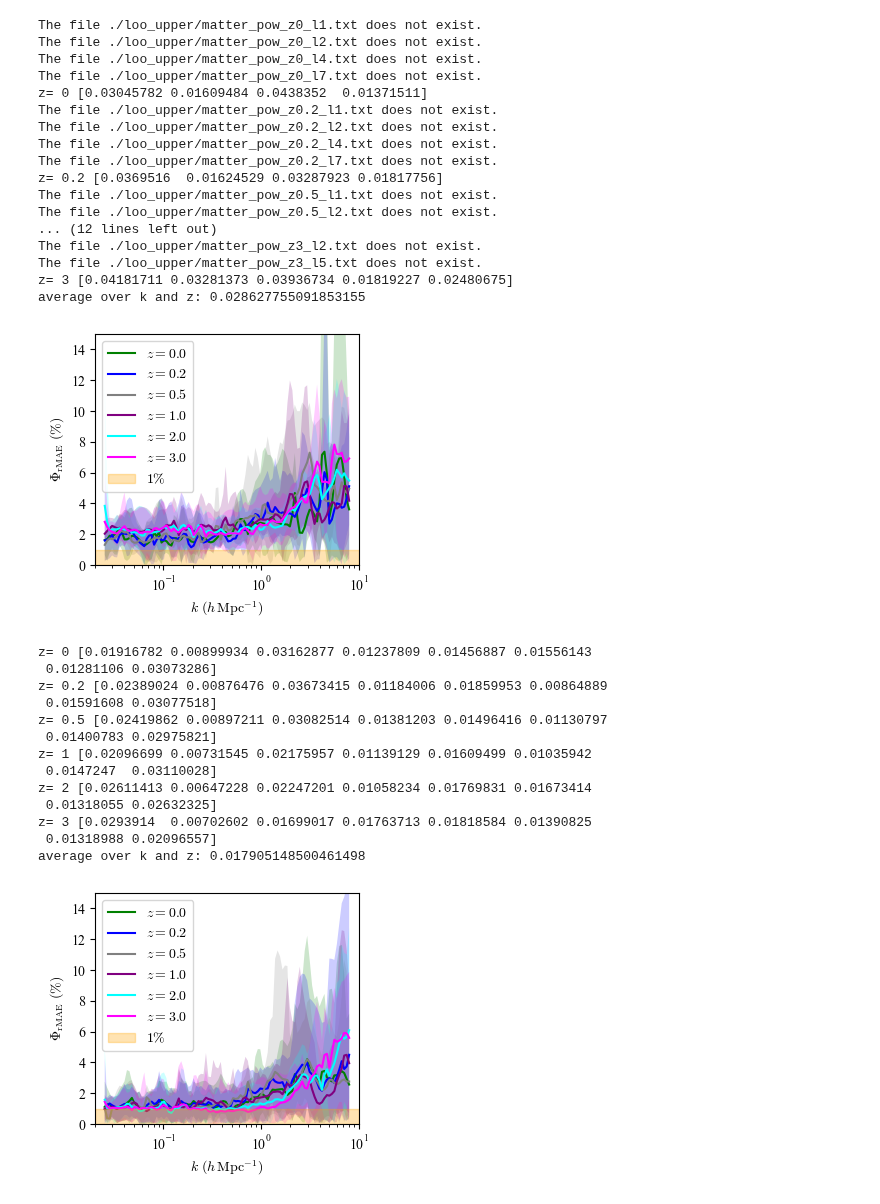
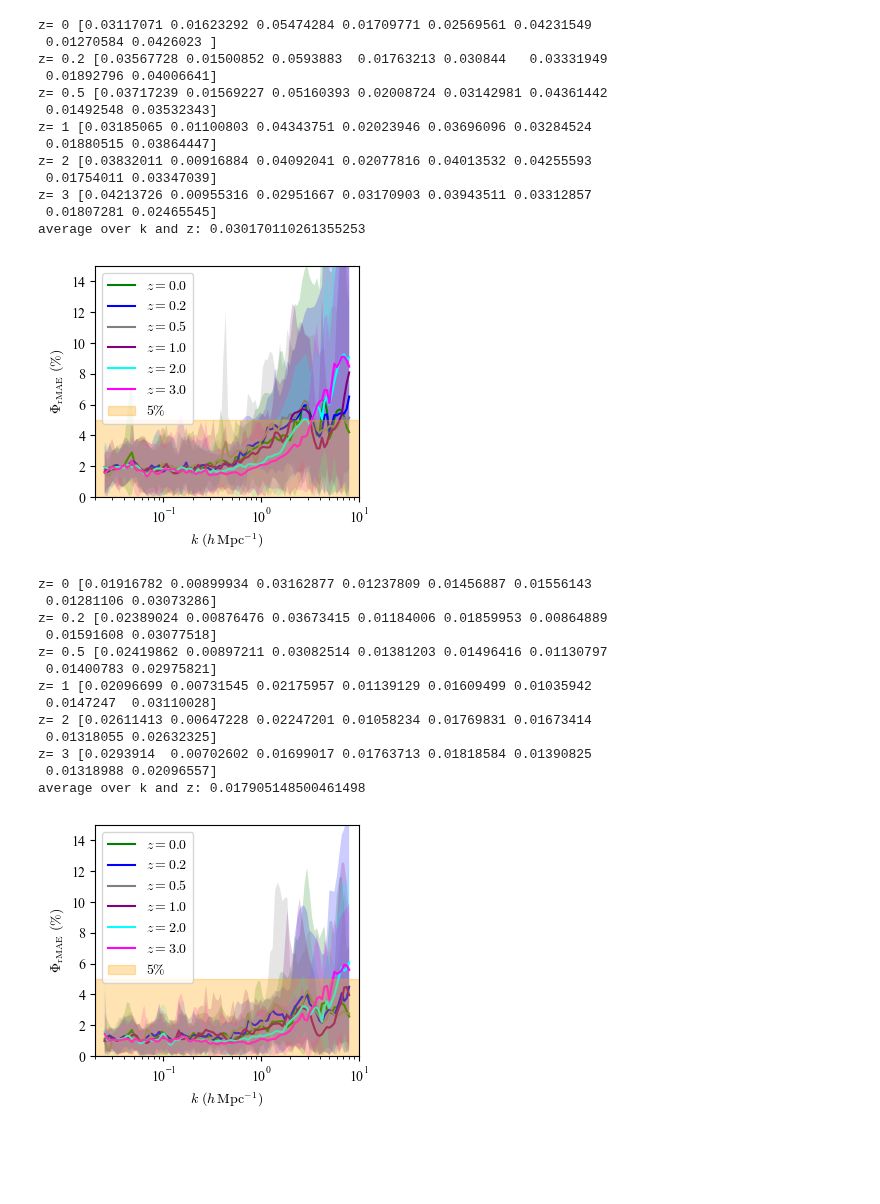
Before and after one commit to astro-YYH/GokuEmu, a Jupyter notebook: loo_error/loo_relative_errors.ipynb, the cells around one changed output. Cells and saved outputs as stored; diff of their text form; code cells hidden in the pictures; blank space fills up the shorter version.

```diff
--- a/loo_error/loo_relative_errors.ipynb
+++ b/loo_error/loo_relative_errors.ipynb
@@ -186,52 +186,48 @@ print('average over k and z:', rMAE_zs_mean)
 # ax.set_yscale('log')
 ax.set_ylabel(r'$\Phi_{\mathrm{rMAE}}\ (\%)$')
 # plt.xlabel(r'$k\ (h\,\mathrm{Mpc}^{-1})$')
 # plt.ylabel(r'$P(k)\ (h^{-3}\mathrm{Mpc}^3)$')
 # ax.plot([], [], color='black', label='HF')
 # ax.plot([], [], color='black', label='HF w.r.t. Linear')
 # ax.plot([], [], color='black', linestyle='--', label='L2 w.r.t. HF')
 ax.set_ylim(0., 15)
 ax.set_xscale('log')
 ax.set_xlabel(r'$k\ (h\,\mathrm{Mpc}^{-1})$')
 # ax.set_ylabel(r'$(P_\mathrm{HF}-P_\mathrm{Li})/P_\mathrm{Li}$')
 
 xlim1 = .02
 xlim2 = 10
 ax.set_xlim(xlim1, xlim2)
 
-square = patches.Rectangle((xlim1, -0.0), xlim2-xlim1, 1, color='orange', alpha=.3, zorder=2, label=r'$1\%$')  # alpha ranges from 0 (transparent) to 1 (opaque)
+square = patches.Rectangle((xlim1, -0.0), xlim2-xlim1, 5, color='orange', alpha=.3, zorder=2, label=r'$5\%$')  # alpha ranges from 0 (transparent) to 1 (opaque)
 # square1 = patches.Rectangle((xlim1, -0.01), xlim2-xlim1, 0.02, color='blue', alpha=.3, zorder=2, label=r'$1\%$')  # alpha ranges from 0 (transparent) to 1 (opaque)
 
 # Add the square to the axes
 ax.add_patch(square)
 # ax.add_patch(square1)
 ax.legend(loc='upper left')
 # ax.set_yticks([-0.2,-.1,0,.1,.2])
 
 # plt.xlim([0.005, 100])
 # plt.ylim([.01,4e5])
 # plt.ylim([-.3, .3])
 plt.show()
 # plt.savefig('matter_pow_nonl_linear_ratio.pdf', bbox_inches='tight')
 # %% [output]
-The file ./loo_upper/matter_pow_z0_l1.txt does not exist.
-The file ./loo_upper/matter_pow_z0_l2.txt does not exist.
-The file ./loo_upper/matter_pow_z0_l4.txt does not exist.
-The file ./loo_upper/matter_pow_z0_l7.txt does not exist.
-z= 0 [0.03045782 0.01609484 0.0438352  0.01371511]
-The file ./loo_upper/matter_pow_z0.2_l1.txt does not exist.
-The file ./loo_upper/matter_pow_z0.2_l2.txt does not exist.
-The file ./loo_upper/matter_pow_z0.2_l4.txt does not exist.
-The file ./loo_upper/matter_pow_z0.2_l7.txt does not exist.
-z= 0.2 [0.0369516  0.01624529 0.03287923 0.01817756]
-The file ./loo_upper/matter_pow_z0.5_l1.txt does not exist.
-The file ./loo_upper/matter_pow_z0.5_l2.txt does not exist.
-... (12 lines left out)
-The file ./loo_upper/matter_pow_z3_l2.txt does not exist.
-The file ./loo_upper/matter_pow_z3_l5.txt does not exist.
-z= 3 [0.04181711 0.03281373 0.03936734 0.01819227 0.02480675]
-average over k and z: 0.028627755091853155
+z= 0 [0.03117071 0.01623292 0.05474284 0.01709771 0.02569561 0.04231549
+ 0.01270584 0.0426023 ]
+z= 0.2 [0.03567728 0.01500852 0.0593883  0.01763213 0.030844   0.03331949
+ 0.01892796 0.04006641]
+z= 0.5 [0.03717239 0.01569227 0.05160393 0.02008724 0.03142981 0.04361442
+ 0.01492548 0.03532343]
+z= 1 [0.03185065 0.01100803 0.04343751 0.02023946 0.03696096 0.03284524
+ 0.01880515 0.03864447]
+z= 2 [0.03832011 0.00916884 0.04092041 0.02077816 0.04013532 0.04255593
+ 0.01754011 0.03347039]
+z= 3 [0.04213726 0.00955316 0.02951667 0.03170903 0.03943511 0.03312857
+ 0.01807281 0.02465545]
+average over k and z: 0.030170110261355253
-[figure, old version]
+[figure, new version]
 # %%
 # relative  lower
 # sim_parent = "/work2/01317/yyang440/frontera/cosmo_11p_sims/data_for_emu" # frontera
@@ -300,7 +296,7 @@ xlim1 = .02
 xlim2 = 10
 ax.set_xlim(xlim1, xlim2)
 
-square = patches.Rectangle((xlim1, -0.0), xlim2-xlim1, 1, color='orange', alpha=.3, zorder=2, label=r'$1\%$')  # alpha ranges from 0 (transparent) to 1 (opaque)
+square = patches.Rectangle((xlim1, -0.0), xlim2-xlim1, 5, color='orange', alpha=.3, zorder=2, label=r'$5\%$')  # alpha ranges from 0 (transparent) to 1 (opaque)
 # square1 = patches.Rectangle((xlim1, -0.01), xlim2-xlim1, 0.02, color='blue', alpha=.3, zorder=2, label=r'$1\%$')  # alpha ranges from 0 (transparent) to 1 (opaque)
 
 # Add the square to the axes
@@ -328,4 +324,4 @@ z= 2 [0.02611413 0.00647228 0.02247201 0.01058234 0.01769831 0.01673414
 z= 3 [0.0293914  0.00702602 0.01699017 0.01763713 0.01818584 0.01390825
  0.01318988 0.02096557]
 average over k and z: 0.017905148500461498
-[figure, old version]
+[figure, new version]
```
